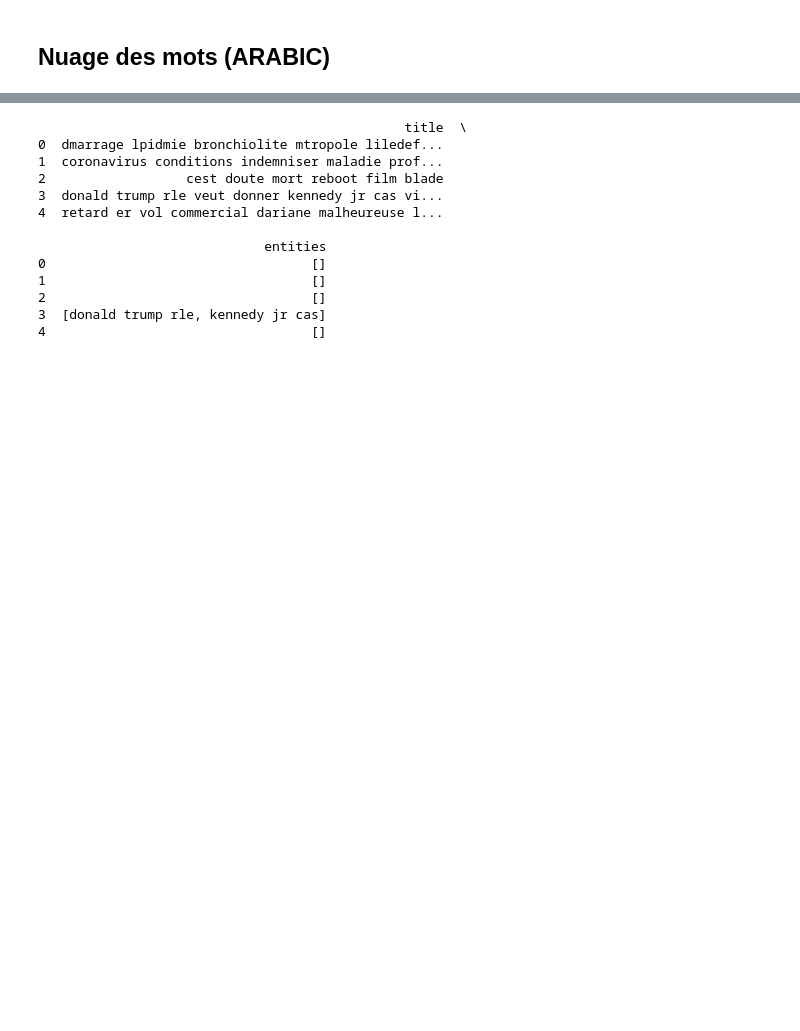
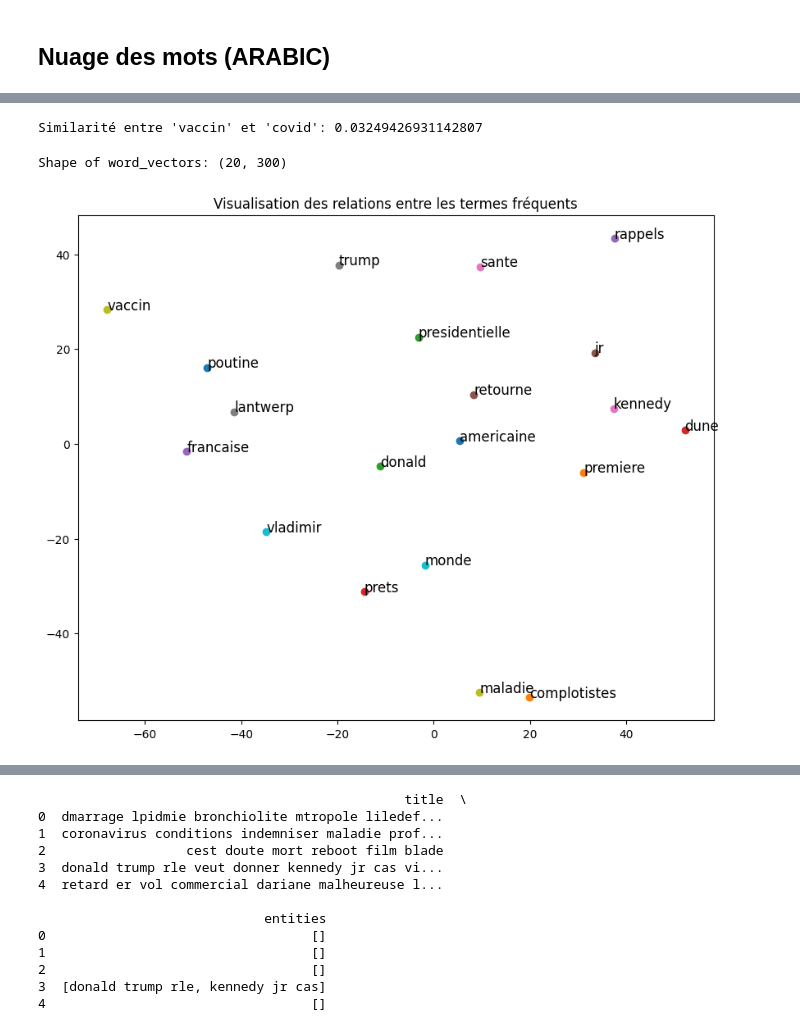
Before and after one commit to abderrafii80/Multilingual-Tweet, a Jupyter notebook: notebooks/pretraitement_articles.ipynb, the cells around one changed output, grey strips where cells are left out. Saved outputs shown, nothing was run; the diff lists cells and outputs as text; code cells hidden in the pictures; blank space fills up the shorter version.

```diff
--- a/notebooks/pretraitement_articles.ipynb
+++ b/notebooks/pretraitement_articles.ipynb
@@ -370,0 +371,18 @@ plt.show()
+# %%
+import gensim
+from gensim.models import FastText
+from gensim.models.fasttext import FastText as FT
+from gensim.models import Word2Vec
+
+# Tokeniser les tweets pour entraîner le modèle
+tokenized_titles = [title.split() for title in df['title']]
+
+# Entraîner un modèle Word2Vec
+model_w2v = Word2Vec(sentences=tokenized_titles, vector_size=300, window=5, min_count=1, workers=4)
+
+# Sauvegarder le modèle
+model_w2v.save("word2vec_model")
+
+# Extraire un vecteur de mots
+word_vector = model_w2v.wv['vaccin']
+print(word_vector)
@@ -370,0 +407,42 @@ plt.show()
+# %%
+similarity = model_w2v.wv.similarity('vaccin', 'covid')
+print(f"Similarité entre 'vaccin' et 'covid': {similarity}")
+# %% [output]
+Similarité entre 'vaccin' et 'covid': 0.03249426931142807
+# %%
+from sklearn.feature_extraction.text import CountVectorizer
+from sklearn.manifold import TSNE
+import matplotlib.pyplot as plt
+import numpy as np
+
+# Assurez-vous que df['title'] contient les titres de vos documents.
+vectorizer = CountVectorizer(stop_words='english', max_features=20)  # Top 20 mots fréquents
+X = vectorizer.fit_transform(df['title'])
+
+# Extraire les mots les plus fréquents
+frequent_terms = vectorizer.get_feature_names_out()
+
+# Extraire les vecteurs de mots pour les mots fréquents
+word_vectors = [model_w2v.wv[word] for word in frequent_terms if word in model_w2v.wv]
+
+# Convertir les vecteurs en tableau numpy
+word_vectors = np.array(word_vectors)
+
+# Vérifier la forme des vecteurs de mots
+print("Shape of word_vectors:", word_vectors.shape)
+
+# Appliquer t-SNE
+tsne = TSNE(n_components=2, random_state=42, perplexity=5, max_iter=300, n_iter_without_progress=100)
+tsne_results = tsne.fit_transform(word_vectors)
+
+# Visualiser avec matplotlib
+plt.figure(figsize=(10, 8))
+for i, word in enumerate(frequent_terms):  # Utiliser uniquement les mots les plus fréquents
+    if word in model_w2v.wv:  # Afficher seulement les mots présents dans le vocabulaire
+        plt.scatter(tsne_results[i, 0], tsne_results[i, 1])
+        plt.text(tsne_results[i, 0], tsne_results[i, 1], word, fontsize=12)
+plt.title("Visualisation des relations entre les termes fréquents")
+plt.show()
+# %% [output]
+Shape of word_vectors: (20, 300)
+[figure, added]
```
Also changed, not shown: parts of 12 cells of this notebook, 1 other file.
